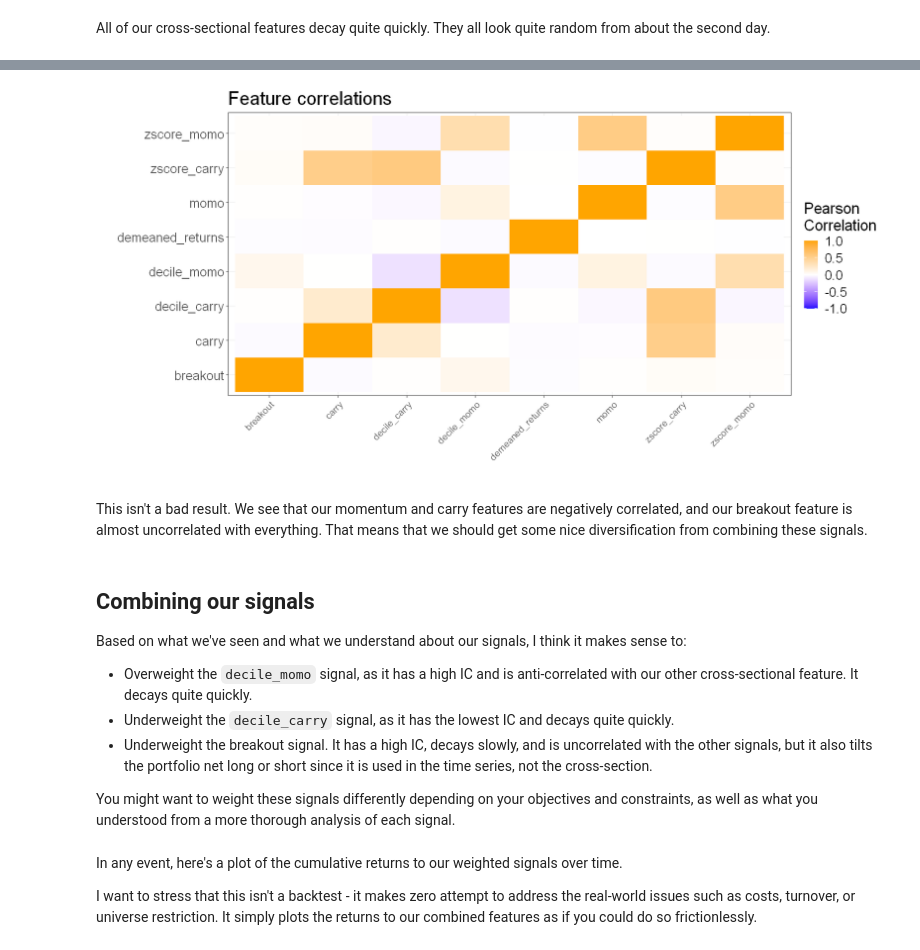
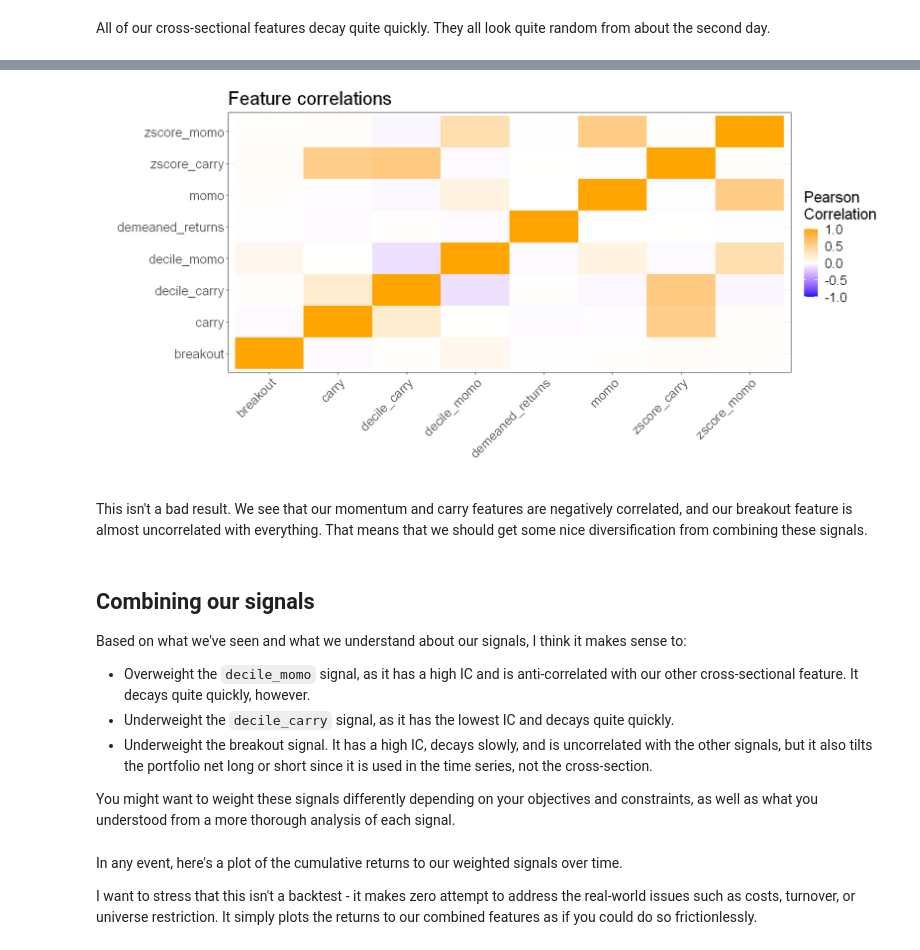
Before and after one commit to Robot-Wealth/trader-tales, a Jupyter notebook: quantifying-combining-alphas/quantifying_and_combining_alphas.ipynb, the cells around one changed output, grey strips where cells are left out. Saved outputs shown, nothing was run; the diff lists cells and outputs as text; code cells hidden in the pictures.

```diff
--- a/quantifying-combining-alphas/quantifying_and_combining_alphas.ipynb
+++ b/quantifying-combining-alphas/quantifying_and_combining_alphas.ipynb
@@ -346,36 +351,36 @@ In fact, it is stronger from day two onwards than it is on day one - this hints
 # %%
 features_scaled %>%
   select('breakout', 'momo', 'carry', 'demeaned_returns', 'zscore_carry', 'decile_carry', 'zscore_momo', 'decile_momo') %>%
   as.matrix() %>%
   cor() %>%
   as.data.frame() %>%
   rownames_to_column("feature1") %>%
   pivot_longer(-feature1, names_to = "feature2", values_to = "corr") %>%
   ggplot(aes(x = feature1 , y = feature2, fill = corr)) +
   geom_tile() +
   scale_fill_gradient2(
     low = "blue",
     high = "orange",
     mid = "white",
     midpoint = 0,
     limit = c(-1,1),
     name="Pearson\nCorrelation"
   ) +
   labs(
     x = "",
     y = "",
     title = "Feature correlations"
   ) +
-  theme(axis.text.x = element_text(angle = 45, vjust = 1, size = 12, hjust = 1))
+  theme(axis.text.x = element_text(angle = 45, vjust = 1, size = 16, hjust = 1))
 # %% [output]
-[figure, old version]
+[figure, new version]
 # %% [markdown]
 This isn't a bad result. We see that our momentum and carry features are negatively correlated, and our breakout feature is almost uncorrelated with everything. That means that we should get some nice diversification from combining these signals.
 # %% [markdown]
 ## Combining our signals
 
 Based on what we've seen and what we understand about our signals, I think it makes sense to:
-- Overweight the `decile_momo` signal, as it has a high IC and is anti-correlated with our other cross-sectional feature. It decays quite quickly.
+- Overweight the `decile_momo` signal, as it has a high IC and is anti-correlated with our other cross-sectional feature. It decays quite quickly, however.
 - Underweight the `decile_carry` signal, as it has the lowest IC and decays quite quickly.
 - Underweight the breakout signal. It has a high IC, decays slowly, and is uncorrelated with the other signals, but it also tilts the portfolio net long or short since it is used in the time series, not the cross-section.
 
```
Also changed, not shown: parts of 11 cells of this notebook.
